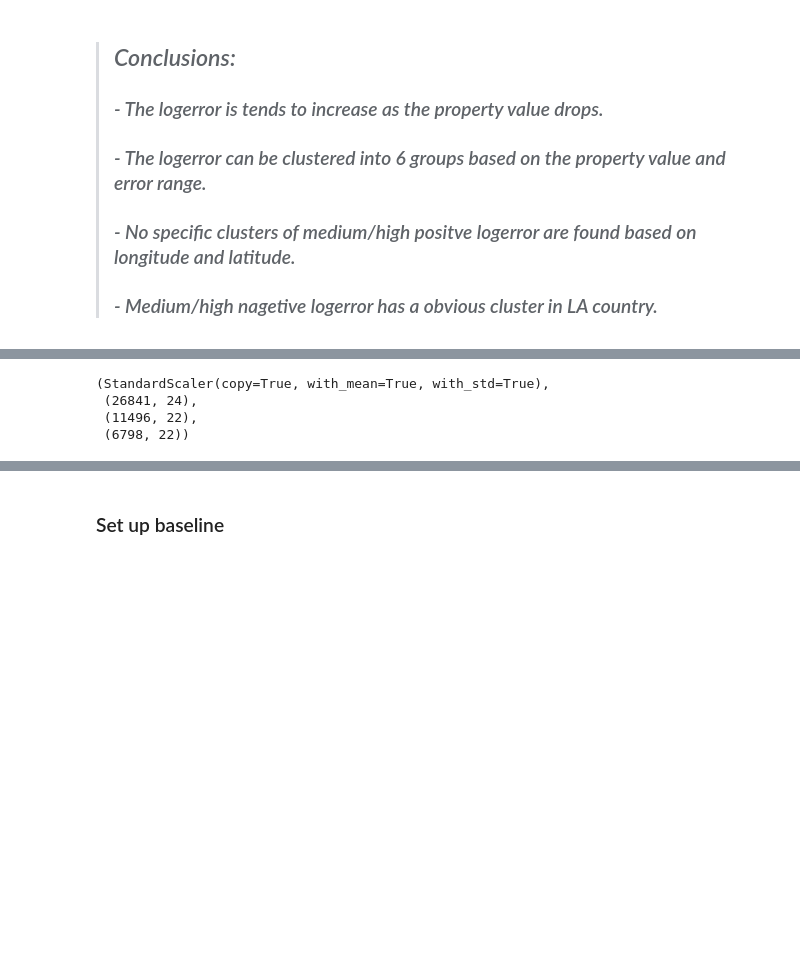
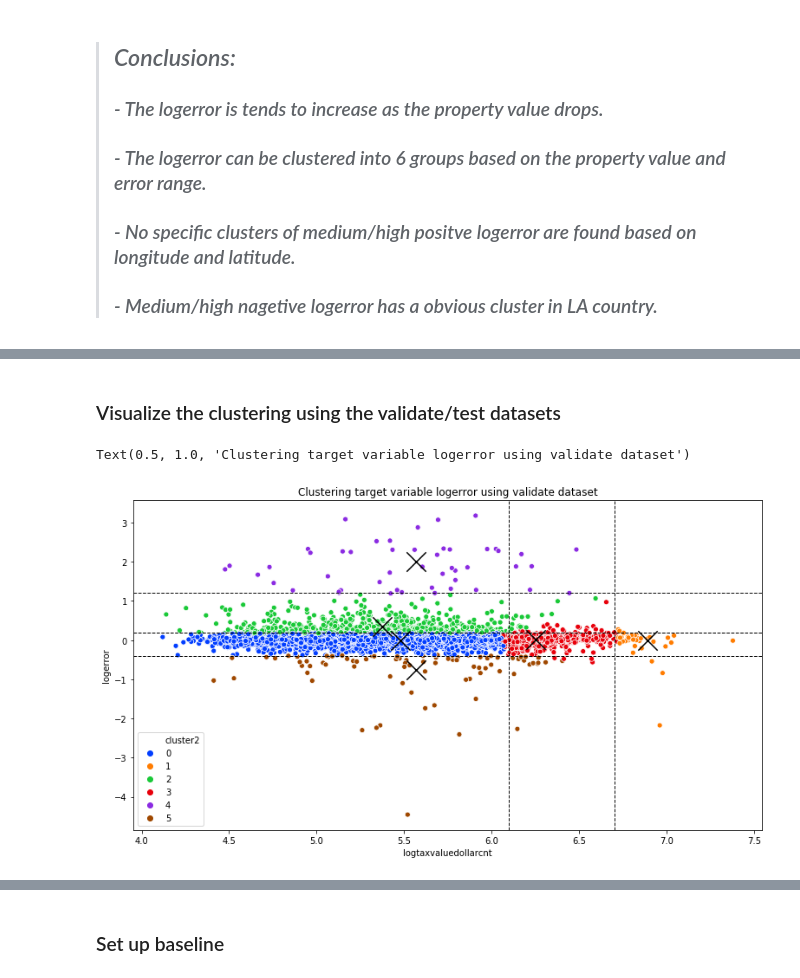
Before and after one commit to Yongliang-Shi/Exploring-Drivers-of-the-Error-in-Zestimate, a Jupyter notebook: clustering_project_zillow_walkthrough.ipynb, the cells around one changed output, grey strips where cells are left out. Drawn from its saved outputs; the diff is of its cells as text; code cells hidden in the pictures; blank space fills up the shorter version.

```diff
--- a/clustering_project_zillow_walkthrough.ipynb
+++ b/clustering_project_zillow_walkthrough.ipynb
@@ -476,13 +487,24 @@ train_scaled_1_1.shape, validate_scaled_1_1.shape, test_scaled_1_1.shape
-# %%
-# Scale train/validate/test for group 2 in cluster0
-
-scaler, train_scaled_2_0, validate_scaled_2_0, test_scaled_2_0 = prepare.scale_standard(train_cluster2_0,
-                                                                                        validate_cluster2_0,
-                                                                                        test_cluster2_0,
-                                                                                        columns_to_scale)
-scaler, train_scaled_2_0.shape, validate_scaled_2_0.shape, test_scaled_2_0.shape
-# %% [output]
-(StandardScaler(copy=True, with_mean=True, with_std=True),
- (26841, 24),
- (11496, 22),
- (6798, 22))
+# %% [markdown]
+### Visualize the clustering using the validate/test datasets
+# %%
+# Set up the fiture size
+plt.figure(figsize=(13,7))
+
+# Scatterplot the clusters using validate dataset
+ax = sns.scatterplot(data=validate, x='logtaxvaluedollarcnt', y='logerror', hue='cluster2', palette='bright')
+
+# Plot the dashed line to draw the boundaries of the clusters
+plt.axhline(0.2, color='k', linestyle='dashed', linewidth=1)
+plt.axhline(1.2, color='k', linestyle='dashed', linewidth=1)
+plt.axhline(-0.4, color='k', linestyle='dashed', linewidth=1)
+plt.axvline(6.1, color='k', linestyle='dashed', linewidth=1)
+plt.axvline(6.7, color='k', linestyle='dashed', linewidth=1)
+
+# Scatterplot the centers of the clusters
+validate.groupby('cluster2').mean().plot.scatter(y='logerror', x='logtaxvaluedollarcnt',
+                                                 marker='x', s=500, ax=ax, c='black')
+# Write the title
+plt.title('Clustering target variable logerror using validate dataset')
+# %% [output]
+Text(0.5, 1.0, 'Clustering target variable logerror using validate dataset')
+[figure, added]
```
Also changed, not shown: parts of 24 cells of this notebook.
